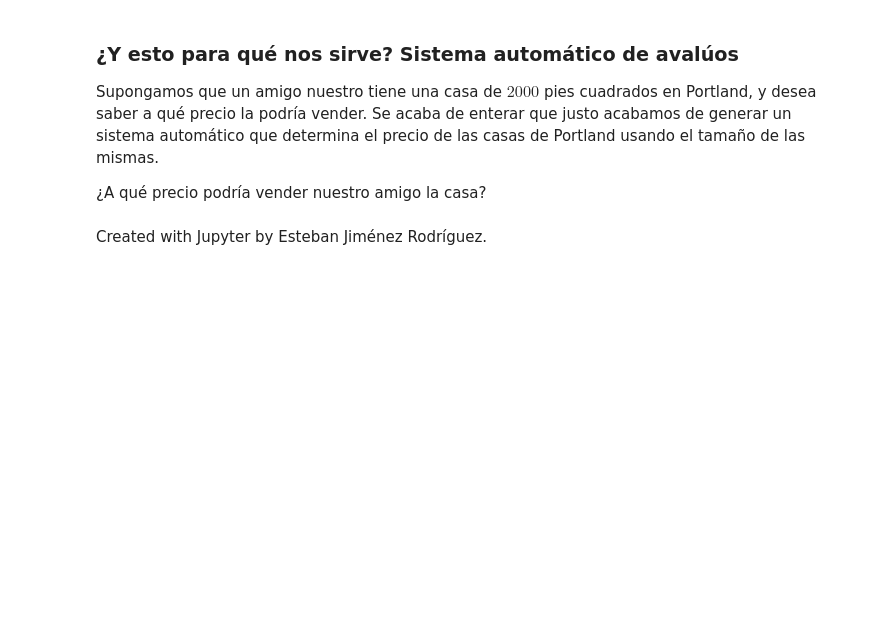
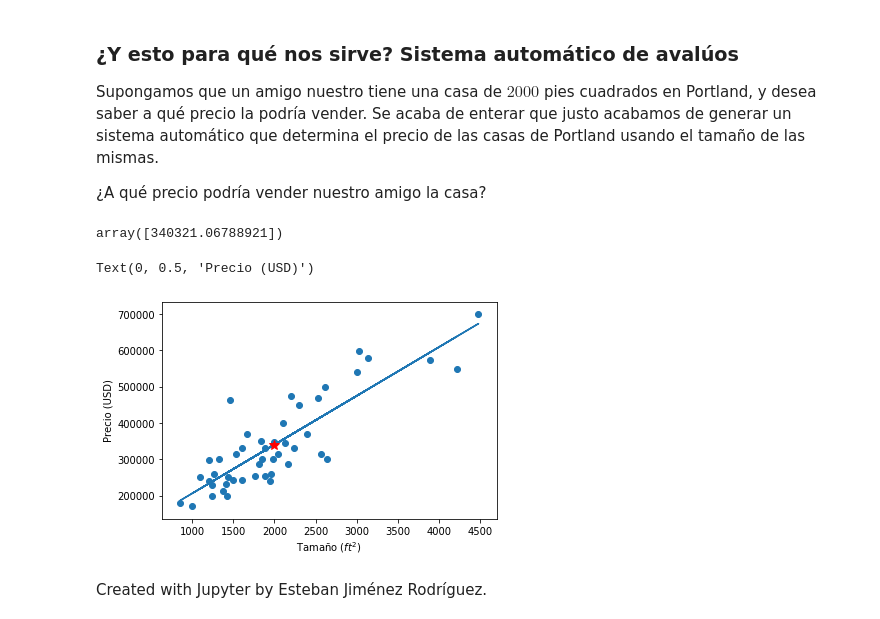
Before and after one commit to esjimenezro/pda_course, a Jupyter notebook: Sesion2/1relaciones_2variables.ipynb, the cells around one changed output. Saved outputs shown, nothing was run; the diff lists cells and outputs as text; code cells hidden in the pictures; blank space fills up the shorter version.

```diff
--- a/Sesion2/1relaciones_2variables.ipynb
+++ b/Sesion2/1relaciones_2variables.ipynb
@@ -134,3 +163,6 @@ Supongamos que un amigo nuestro tiene una casa de $2000$ pies cuadrados en Portl
 ¿A qué precio podría vender nuestro amigo la casa?
 # %%
 # Determinar el precio
+model.predict([[2000]])
+# %% [output]
+array([340321.06788921])
@@ -139,3 +169,13 @@ Supongamos que un amigo nuestro tiene una casa de $2000$ pies cuadrados en Portl
+# %%
+# Gráfico
+plt.plot(data['size'], model.predict(data[['size']]))
+plt.plot(2000, model.predict([[2000]]), '*r', ms=10)
+plt.scatter(data['size'], data['price'])
+plt.xlabel('Tamaño ($ft^2$)')
+plt.ylabel('Precio (USD)')
+# %% [output]
+Text(0, 0.5, 'Precio (USD)')
+[figure, added]
 # %% [markdown]
 <script>
   $(document).ready(function(){
```
Also changed, not shown: parts of 21 cells of this notebook, 1 other file.
